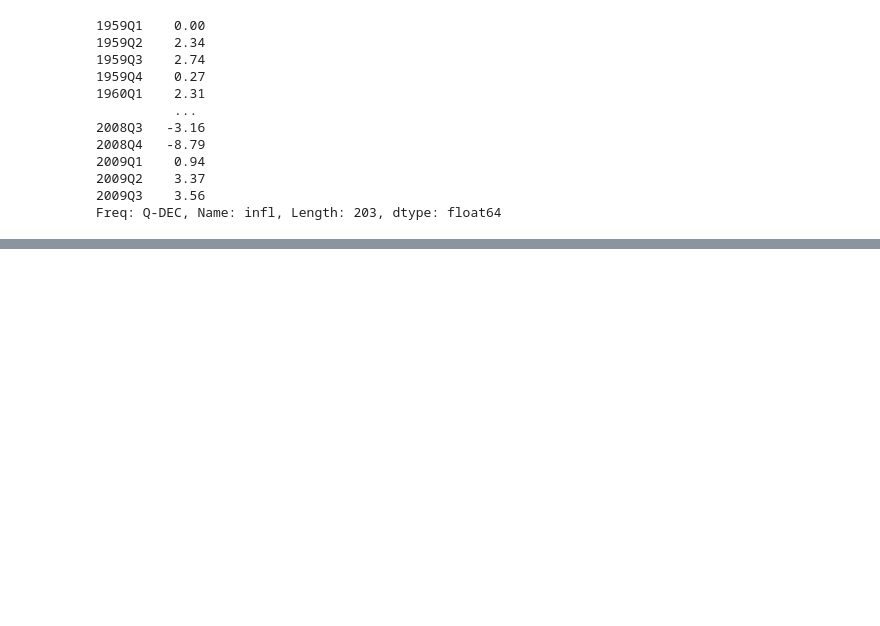
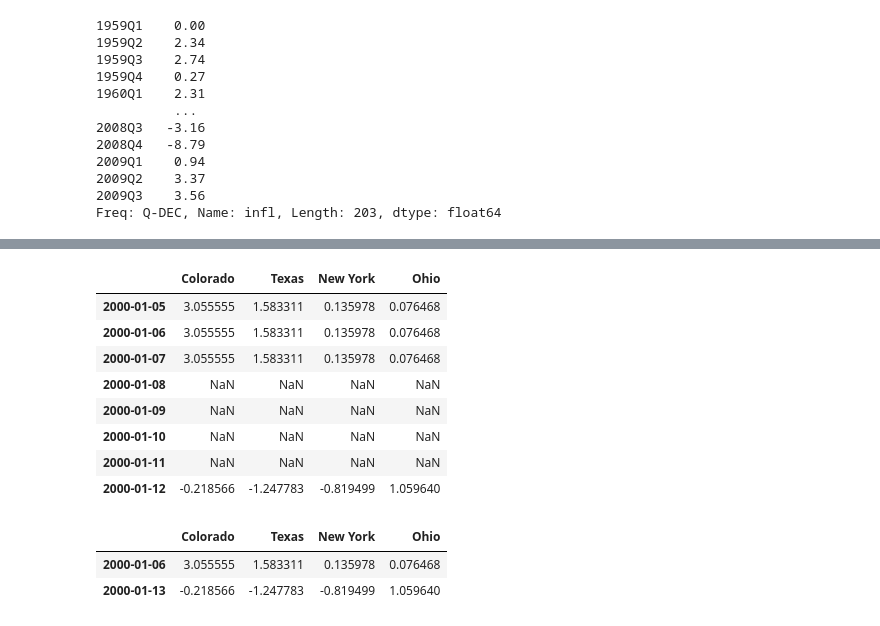
Before and after one commit to metju29/python-data-learning, a Jupyter notebook: Python for Data Analysis book/chapter_11.ipynb, the cells around one changed output, grey strips where cells are left out. Drawn from its saved outputs; the diff is of its cells as text; code cells hidden in the pictures; blank space fills up the shorter version.

```diff
--- a/Python for Data Analysis book/chapter_11.ipynb
+++ b/Python for Data Analysis book/chapter_11.ipynb
@@ -804,0 +915,18 @@ Freq: Q-DEC, Name: infl, Length: 203, dtype: float64
+# %%
+frame.resample('D').ffill(limit=2)
+# %% [output]
+|  | Colorado | Texas | New York | Ohio |
+| 2000-01-05 | 3.055555 | 1.583311 | 0.135978 | 0.076468 |
+| 2000-01-06 | 3.055555 | 1.583311 | 0.135978 | 0.076468 |
+| 2000-01-07 | 3.055555 | 1.583311 | 0.135978 | 0.076468 |
+| 2000-01-08 | NaN | NaN | NaN | NaN |
+| 2000-01-09 | NaN | NaN | NaN | NaN |
+| 2000-01-10 | NaN | NaN | NaN | NaN |
+| 2000-01-11 | NaN | NaN | NaN | NaN |
+| 2000-01-12 | -0.218566 | -1.247783 | -0.819499 | 1.059640 |
+# %%
+frame.resample('W-THU').ffill()
+# %% [output]
+|  | Colorado | Texas | New York | Ohio |
+| 2000-01-06 | 3.055555 | 1.583311 | 0.135978 | 0.076468 |
+| 2000-01-13 | -0.218566 | -1.247783 | -0.819499 | 1.059640 |
```
Also changed, not shown: parts of 16 cells of this notebook.
